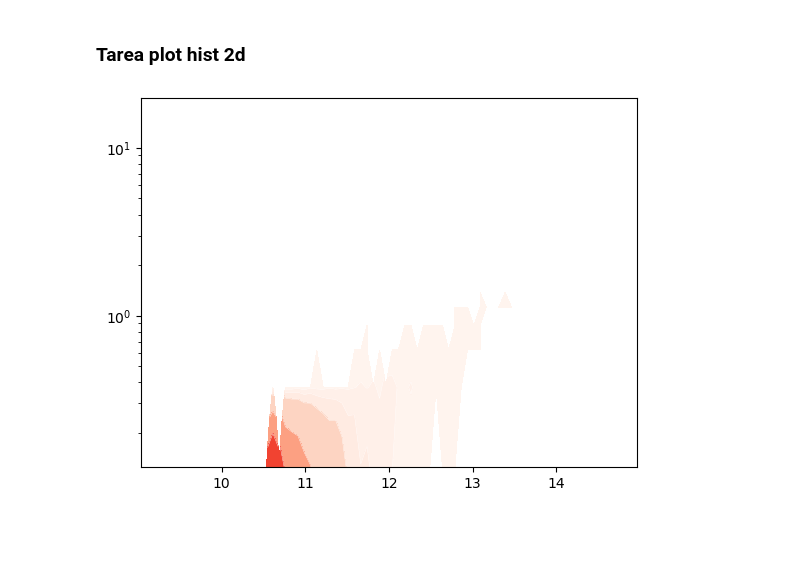
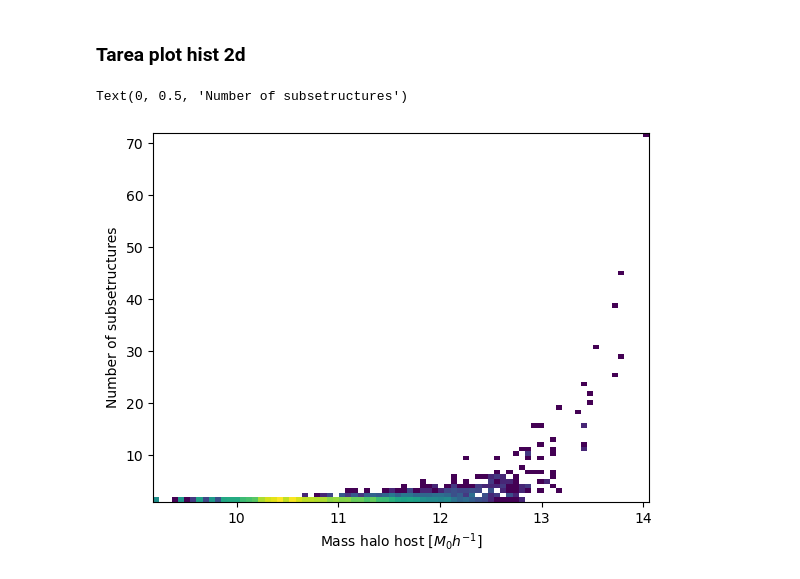
Before and after one commit to fjbautistas/Taller, a Jupyter notebook: Pruebas.ipynb, the cells around one changed output. Cells and saved outputs as stored; diff of their text form; code cells hidden in the pictures; blank space fills up the shorter version.

Commit message:
plot2d con observaciones del profe

```diff
--- a/Pruebas.ipynb
+++ b/Pruebas.ipynb
@@ -122,7 +122,7 @@ plt.show()
 from matplotlib import rcParams, colors, ticker, cm
 
 #valores de masa y numero de miembros
-#ejeX = datos[:,3]; ejeY = datos[:,2]
-ejeX = j[:,3]; ejeY = j[:,2]
+ejeX = datos[:,3]; ejeY = datos[:,2]
+#ejeX = j[:,3]; ejeY = j[:,2]
 # %%
 #limites del histograma
@@ -131,9 +131,9 @@ xr = [9,15]; yr = [0, 20]
 nz = (ejeX>0)&(ejeY>0)
 # %%
 #se define el histograma 2D
-H, xedges, yedges = np.histogram2d(np.log10(ejeX[nz]),
-                                   np.log10(ejeY[nz]),
-                                   range=[xr,yr],
+H, xedges, yedges = np.histogram2d(np.log10(ejeX[nz]), ejeY[nz],
+                                   #np.log10(ejeY[nz]),
+                                   #range=[xr,yr],
                                    bins=80)
 
 #enmascara el histograma (centra cada bin)
@@ -143,27 +143,37 @@ y = (yedges[1:]+yedges[:-1])/2
 # %%
 fig, ax = plt.subplots(1,1)
 
 X,Y = np.meshgrid(x,y)
 hist2D = H.T/(xedges[1]-xedges[0])/(yedges[1]-yedges[0])
 
+levels = np.array([0.001, 0.02, 0.05, 0.1,
+                   0.3, 0.5, 0.95, 0.997])
 
-levels = np.array([0.001, 0.02, 0.05, 0.1, 0.3, 0.5, 0.95, 0.997])
 ticks = levels*hist2D.max()
 
+# filled areas:
+#cs = ax.contourf(X, Y, hist2D, ticks, cmap=cm.Reds, zorder=1,
+#                 norm=colors.Normalize(vmin=0.1*hist2D.max(),
+#                                       vmax=1.2*hist2D.max()))
+'''
+cs = ax.contourf(X, Y, hist2D, ticks, cmap=cm.Reds, zorder=1,
+                 norm=colors.Normalize(vmin=0.1*hist2D.max(),
+                                       vmax=1.2*hist2D.max()))
 
-#if not levels:
-#    levels = ContourLevels
-#ticks = levels*hist2D.max()
+'''
+cs = ax.imshow(H.T, origin="lower", cmap=cm.viridis, norm=colors.LogNorm(vmin=1),
+               extent=[xedges[0], xedges[-1], yedges[0],yedges[-1]],
+               aspect='auto', interpolation='nearest')
 
-# filled areas:
-cs = ax.contourf(X, Y, hist2D, ticks, cmap=cm.Reds, zorder=1,
-                 norm=colors.Normalize(vmin=0.0001*hist2D.max(),
-                                       vmax=1.2*hist2D.max()))
 # white lines:
-cs = ax.contour(X, Y, hist2D, ticks, colors='white',
-                linewidths=0.3, zorder=1,
-                norm=colors.Normalize(vmin=0.0001*hist2D.max(),
-                                      vmax=1.2*hist2D.max()))
-plt.yscale('log')
+#cs = ax.contour(X, Y, hist2D, ticks, colors='white',
+#                linewidths=0.5, zorder=1,
+#                norm=colors.Normalize(vmin=0.1*hist2D.max(),
+#                                      vmax=1.2*hist2D.max()))
+
+#plt.yscale('log')
+ax.set_xlabel(r'Mass halo host [$M_{0}h^{-1}$]')
+ax.set_ylabel("Number of subsetructures")
 # %% [output]
+Text(0, 0.5, 'Number of subsetructures')
-[figure, old version]
+[figure, new version]
```
Also changed, not shown: parts of 3 cells of this notebook.
